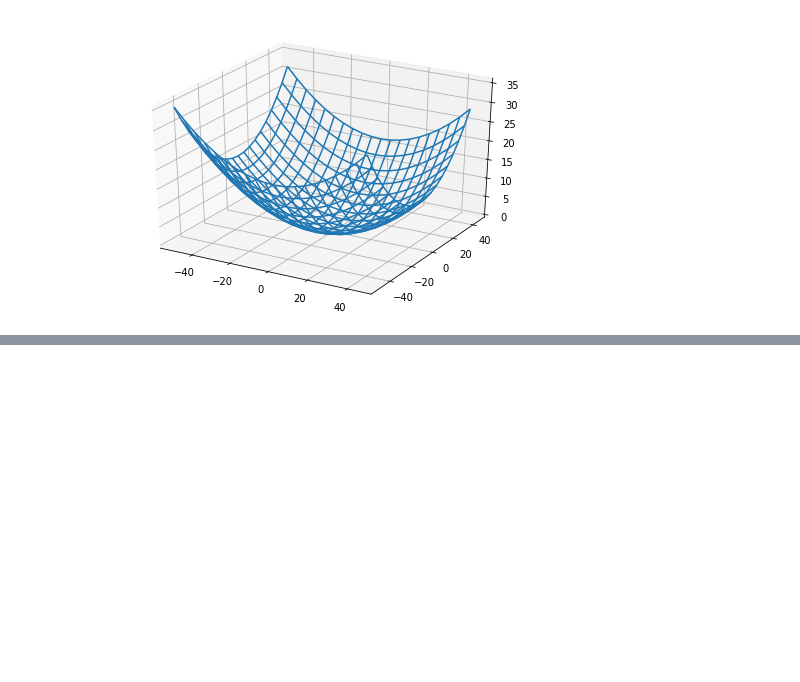
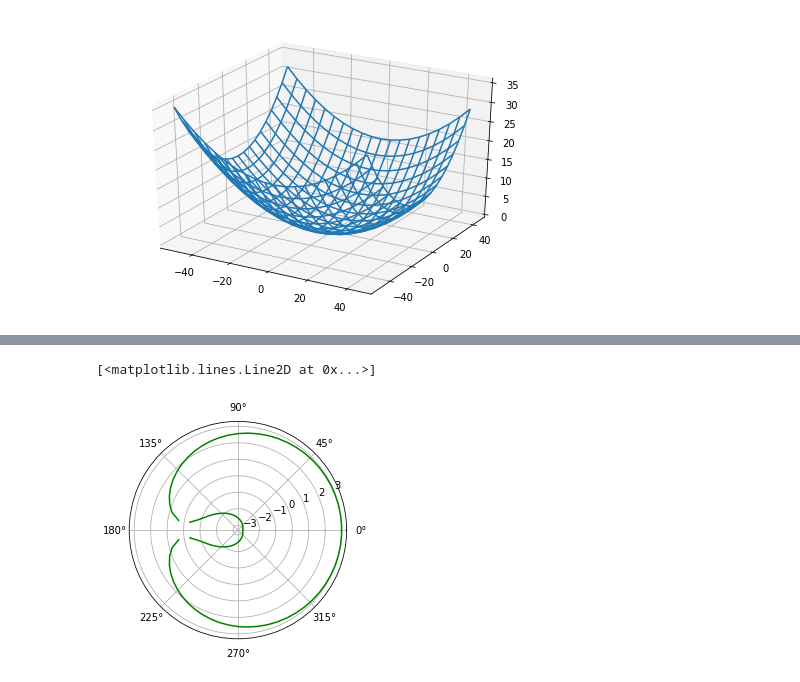
Before and after one commit to nddruu/GooColab, a Jupyter notebook: Введение_в_высшую_математику_(GB).ipynb, the cells around one changed output, grey strips where cells are left out. Drawn from its saved outputs; the diff is of its cells as text; code cells hidden in the pictures; blank space fills up the shorter version.

```diff
--- a/Введение_в_высшую_математику_(GB).ipynb
+++ b/Введение_в_высшую_математику_(GB).ipynb
@@ -158,0 +187,13 @@ ax.plot_wireframe(X, Y, Z)
+# %%
+#Напишите код, который будет рисовать график окружности в полярных
+import numpy as np
+import matplotlib.pyplot as plt
+
+x = np.linspace(-5, 5, 100)
+y1 = np.sqrt(r**2 - x**2)
+plt.polar(x, y1, color="green")
+y2 = (-1) * np.sqrt(r**2 - x**2)
+plt.polar(x, y2, color="green")
+# %% [output]
+[<matplotlib.lines.Line2D at 0x...>]
+[figure, added]
```
Also changed, not shown: parts of 4 cells of this notebook.
